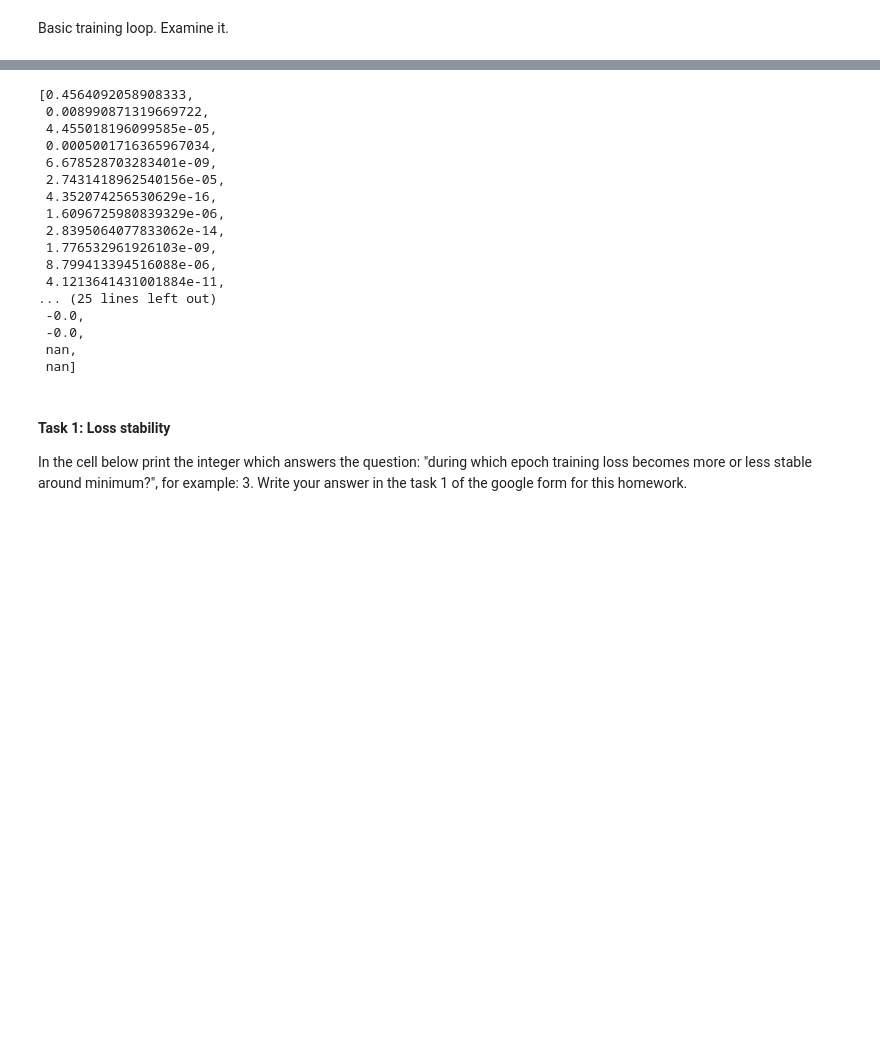
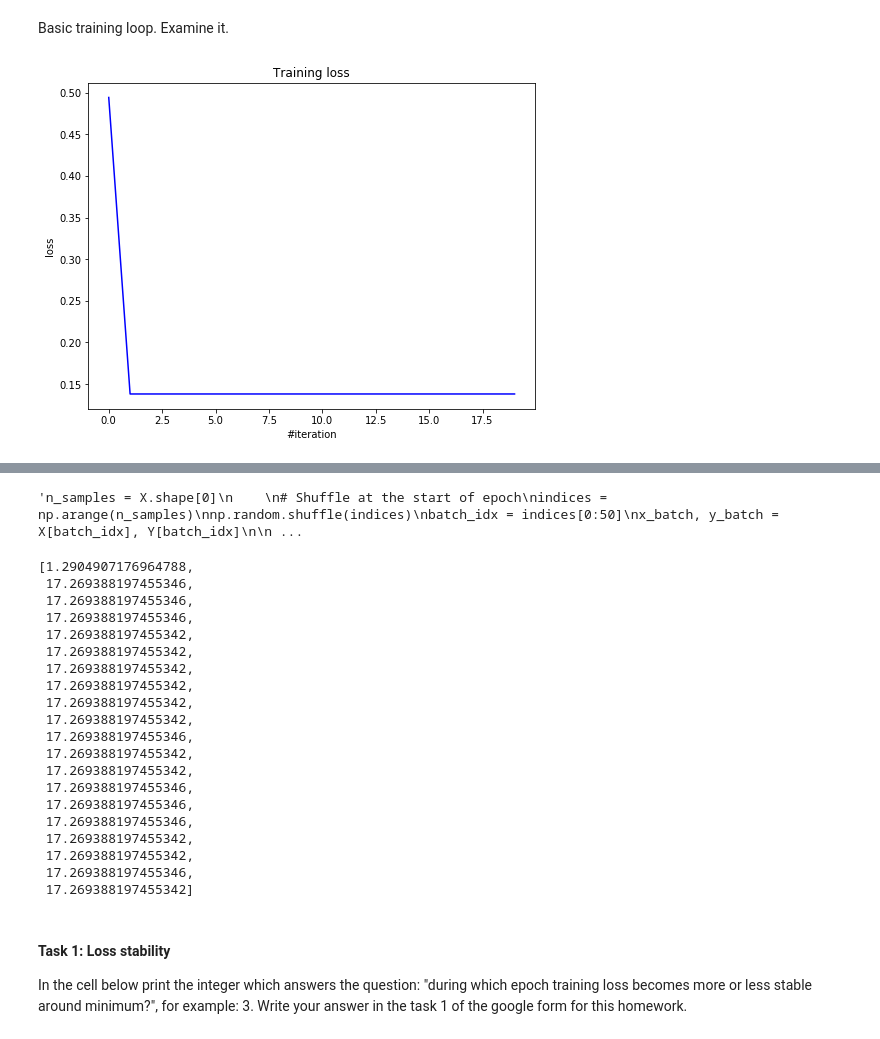
Before and after one commit to horeqade/dmia_dl, a Jupyter notebook: homework_main.ipynb, the cells around one changed output, grey strips where cells are left out. Drawn from its saved outputs; the diff is of its cells as text; code cells hidden in the pictures; blank space fills up the shorter version.

```diff
--- a/homework_main.ipynb
+++ b/homework_main.ipynb
@@ -153,7 +153,7 @@ def get_batches(dataset, batch_size):
 # %% [markdown]
 Basic training loop. Examine it.
 # %%
-"""for i in range(n_epoch):
+for i in range(n_epoch):
     for x_batch, y_batch in get_batches((X, Y), batch_size):
         net.zeroGradParameters()
 
@@ -179,33 +179,35 @@ Basic training loop. Examine it.
     plt.figure(figsize=(8, 6))
 
     plt.title("Training loss")
     plt.xlabel("#iteration")
     plt.ylabel("loss")
     plt.plot(loss_history, 'b')
     plt.show()
-    print('Current loss: %f'%loss)"""
+    print('Current loss: %f'%loss)
 
-n_samples = X.shape[0]
+"""n_samples = X.shape[0]
 
 # Shuffle at the start of epoch
 indices = np.arange(n_samples)
 np.random.shuffle(indices)
 batch_idx = indices[0:50]
 x_batch, y_batch = X[batch_idx], Y[batch_idx]
 
 net.zeroGradParameters()
 
 # Forward
 predictions = net.forward(x_batch)
 loss = criterion.forward(predictions, y_batch)
 
 # Backward
 dp = criterion.backward(predictions, y_batch)
 net.backward(x_batch, dp)
 
 # Update weights
 sgd_momentum(net.getParameters(),
              net.getGradParameters(),
              optimizer_config,
              optimizer_state)
-loss_history.append(loss)
+loss_history.append(loss)"""
+# %% [output]
+[figure, added]
@@ -212,23 +215,27 @@ loss_history.append(loss)
+'n_samples = X.shape[0]\n    \n# Shuffle at the start of epoch\nindices = np.arange(n_samples)\nnp.random.shuffle(indices)\nbatch_idx = indices[0:50]\nx_batch, y_batch = X[batch_idx], Y[batch_idx]\n\n ...
 # %%
 loss_history
 # %% [output]
-[0.4564092058908333,
- 0.008990871319669722,
- 4.455018196099585e-05,
- 0.0005001716365967034,
- 6.678528703283401e-09,
- 2.7431418962540156e-05,
- 4.352074256530629e-16,
- 1.6096725980839329e-06,
- 2.8395064077833062e-14,
- 1.776532961926103e-09,
- 8.799413394516088e-06,
- 4.1213641431001884e-11,
-... (25 lines left out)
- -0.0,
- -0.0,
- nan,
- nan]
+[1.2904907176964788,
+ 17.269388197455346,
+ 17.269388197455346,
+ 17.269388197455346,
+ 17.269388197455342,
+ 17.269388197455342,
+ 17.269388197455342,
+ 17.269388197455342,
+ 17.269388197455342,
+ 17.269388197455342,
+ 17.269388197455346,
+ 17.269388197455342,
+ 17.269388197455342,
+ 17.269388197455346,
+ 17.269388197455346,
+ 17.269388197455346,
+ 17.269388197455342,
+ 17.269388197455342,
+ 17.269388197455346,
+ 17.269388197455342]
 # %% [markdown]
 #### Task 1: Loss stability
 
```
Also changed, not shown: parts of 2 cells of this notebook, 1 other file.
